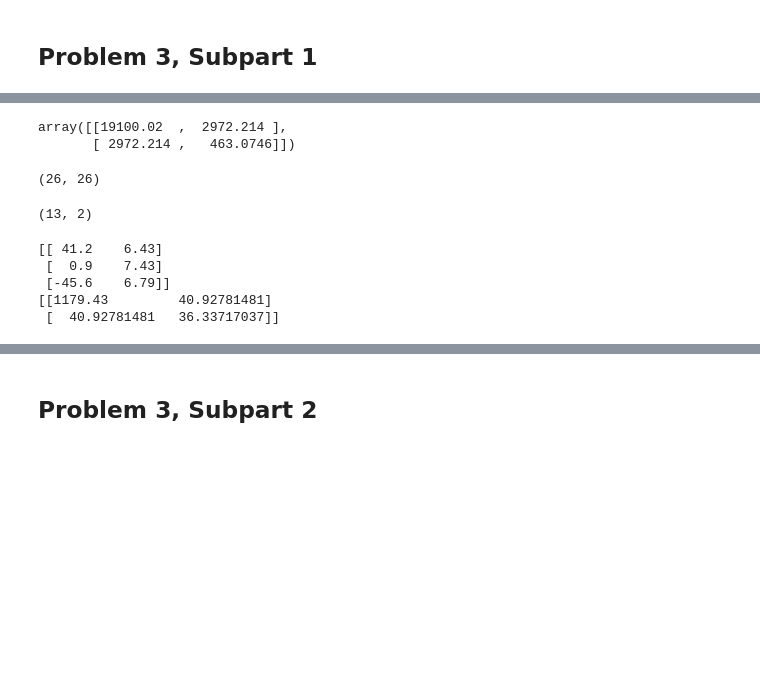
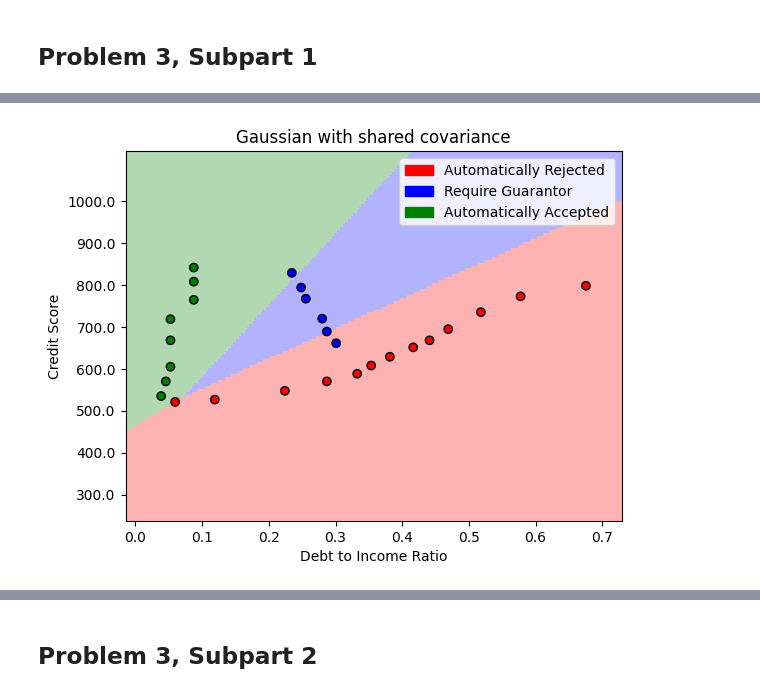
Before and after one commit to elharris8/cs181-s25-homeworks, a Jupyter notebook: hw2/hw2.ipynb, the cells around one changed output, grey strips where cells are left out. Cells and saved outputs as stored; diff of their text form; code cells hidden in the pictures; blank space fills up the shorter version.

```diff
--- a/hw2/hw2.ipynb
+++ b/hw2/hw2.ipynb
@@ -257,18 +227,18 @@ class GaussianGenerativeModel:
         n = len(y)
         return self.class_cts/n
 
-    def __get_gaussian_likelihood(self, X, sigma, k):
+    def __get_gaussian_likelihood(self, X, k):
+        if self.is_shared_covariance:
+            sigma = self.Sigma_share
+        else:
+            sigma = self.Sigma[k]
         return mvn.pdf(X, self.Mu[k], sigma)
 
     def __get_gaussian_posterior(self, X_pred, prior):
-        posterior = np.empty((1,self.K))
+        posterior = np.empty((X_pred.shape[0], 0))
         for k in range(self.K):
-            if self.is_shared_covariance:
-                sigma = self.Sigma_share
-            else:
-                sigma = self.Sigma[k]
-            posterior[0,k] = prior[k] * np.sum(self.__get_gaussian_likelihood(X_pred, sigma, k))
-        return posterior / np.sum(posterior)
+            posterior = np.column_stack((posterior, prior[k] * self.__get_gaussian_likelihood(X_pred, k)))
+        return posterior / posterior.sum(axis=1, keepdims=True)
 
     def fit(self, X, y):
         """
@@ -289,7 +259,7 @@ class GaussianGenerativeModel:
         :return: a 1D numpy array of predicted classes (Automatically Rejected=0, Require Guarantor=1, Automatically Accepted=2).
                  Shape should be (n,)
         """
-        return np.argmax(self.predict_proba(X_pred))
+        return np.argmax(self.predict_proba(X_pred), axis=1)
 
     def predict_proba(self, X_pred):
         # we know that p(y_i = C_k | x_i) = p(y_i = C_k, x_i) / prior(x_i) \propto p(y_i = C_k, x_i)
@@ -304,16 +274,8 @@ class GaussianGenerativeModel:
         self.fit(X,y)
         gaussian_component, prior_component = 0, 0
         for k in range(self.K):
-            if self.is_shared_covariance:
-                sigma = self.Sigma_share
-            else:
-                sigma = self.Sigma[k]
             indices = np.where(y==k)[0]
-            gaussian_component += np.sum(np.log(self.__get_gaussian_likelihood(X[indices],sigma,k)))
+            gaussian_component += np.sum(np.log(self.__get_gaussian_likelihood(X[indices],k)))
             prior_component += np.log(self.pi[k]) * self.class_cts[k]
 
         return -(gaussian_component + prior_component)
-# %%
-g = GaussianGenerativeModel(True)
-g.fit(X_applicants, y_applicants)
-g.negative_log_likelihood(X_applicants, y_applicants)
@@ -322,3 +338,6 @@ np.float64(116.39446507788165)
+# %%
+s = SoftmaxRegression(0.001, 0.001)
+s.fit(X_applicants, y_applicants)
 # %%
 # Create a grid of points
 width=10
@@ -499,23 +466,0 @@ Mu = np.array([X_applicants[y_applicants==c].sum(axis=0) for c in classes])
-# %%
-(X_applicants[y_applicants==0] - Mu[0]).T @ (X_applicants[y_applicants==0] - Mu[0])
-# %% [output]
-array([[19100.02  ,  2972.214 ],
-       [ 2972.214 ,   463.0746]])
-# %%
-np.outer((X_applicants[y_applicants==0] - Mu[0]), (X_applicants[y_applicants==0] - Mu[0])).shape
-# %% [output]
-(26, 26)
-# %%
-(X_applicants[y_applicants==0] - Mu[0]).shape
-# %% [output]
-(13, 2)
-# %%
-# Fit models and visualize their decision boundaries
-shared_Gaussian = GaussianGenerativeModel(True)
-shared_Gaussian.fit(X_applicants,y_applicants)
-# %% [output]
-[[ 41.2    6.43]
- [  0.9    7.43]
- [-45.6    6.79]]
-[[1179.43         40.92781481]
- [  40.92781481   36.33717037]]
@@ -525,0 +467,12 @@ pass
+# %%
+# shared
+gaussian_shared = GaussianGenerativeModel(True)
+gaussian_shared.fit(X_applicants, y_applicants)
+visualize_boundary(
+    gaussian_shared,
+    X_applicants,
+    y_applicants,
+    "Gaussian with shared covariance"
+)
+# %% [output]
+[figure, added]
```
Also changed, not shown: parts of 11 cells of this notebook, 2 other files.
